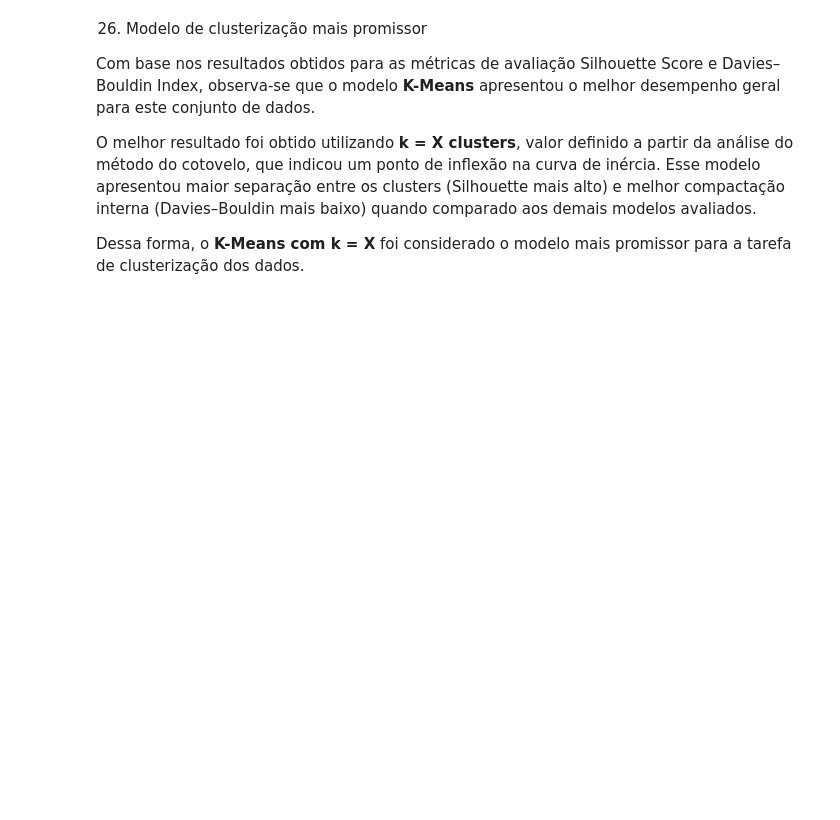
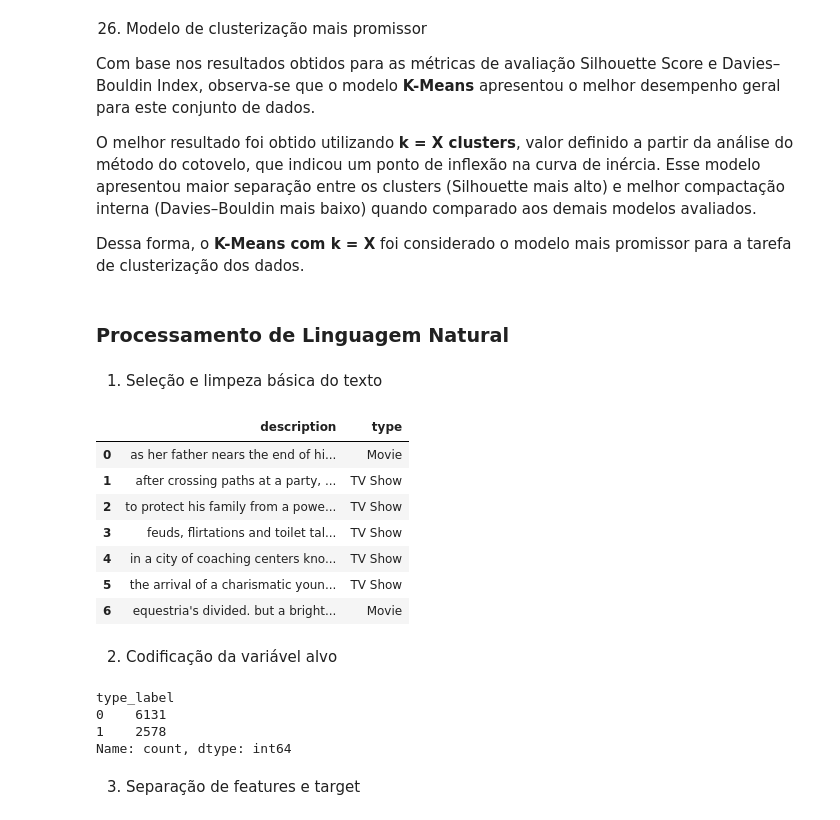
Before and after one commit to WKesneY/T3-Ciencia_de_Dados, a Jupyter notebook: notebooks/books-dataset.ipynb, the cells around one changed output. Cells and saved outputs as stored; diff of their text form; code cells hidden in the pictures; blank space fills up the shorter version.

Commit message:
pré-processamento textual NLP

```diff
--- a/notebooks/books-dataset.ipynb
+++ b/notebooks/books-dataset.ipynb
@@ -637,3 +639,39 @@ Com base nos resultados obtidos para as métricas de avaliação Silhouette Scor
 O melhor resultado foi obtido utilizando **k = X clusters**, valor definido a partir da análise do método do cotovelo, que indicou um ponto de inflexão na curva de inércia. Esse modelo apresentou maior separação entre os clusters (Silhouette mais alto) e melhor compactação interna (Davies–Bouldin mais baixo) quando comparado aos demais modelos avaliados.
 
 Dessa forma, o **K-Means com k = X** foi considerado o modelo mais promissor para a tarefa de clusterização dos dados.
+# %% [markdown]
+### Processamento de Linguagem Natural
+# %% [markdown]
+1. Seleção e limpeza básica do texto
+# %%
+df_nlp = df[["description", "type"]].copy()                            # Seleção apenas as colunas necessárias para NLP
+df_nlp = df_nlp.dropna(subset=["description"])                         # Remover linhas com descrição ausente
+df_nlp["description"] = df_nlp["description"].str.lower().str.strip()  # Converter todo o texto para letras minúsculas
+df_nlp.head(7)
+# %% [output]
+|  | description | type |
+| 0 | as her father nears the end of hi... | Movie |
+| 1 | after crossing paths at a party, ... | TV Show |
+| 2 | to protect his family from a powe... | TV Show |
+| 3 | feuds, flirtations and toilet tal... | TV Show |
+| 4 | in a city of coaching centers kno... | TV Show |
+| 5 | the arrival of a charismatic youn... | TV Show |
+| 6 | equestria's divided. but a bright... | Movie |
+# %% [markdown]
+2. Codificação da variável alvo
+# %%
+# Codificar a variável alvo pois modelos de ML trabalham com números, não strings.
+
+df_nlp["type_label"] = df_nlp["type"].map({
+    "Movie": 0,
+    "TV Show": 1
+})
+
+df_nlp["type_label"].value_counts()
+# %% [output]
+type_label
+0    6131
+1    2578
+Name: count, dtype: int64
+# %% [markdown]
+3. Separação de features e target
```
Also changed, not shown: parts of 3 cells of this notebook.
